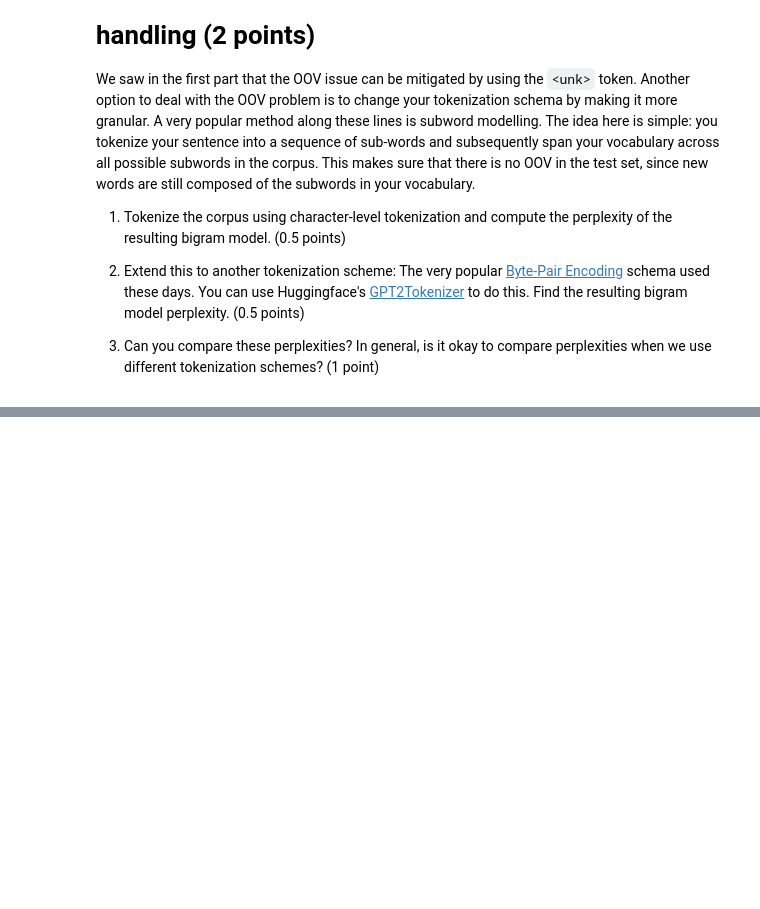
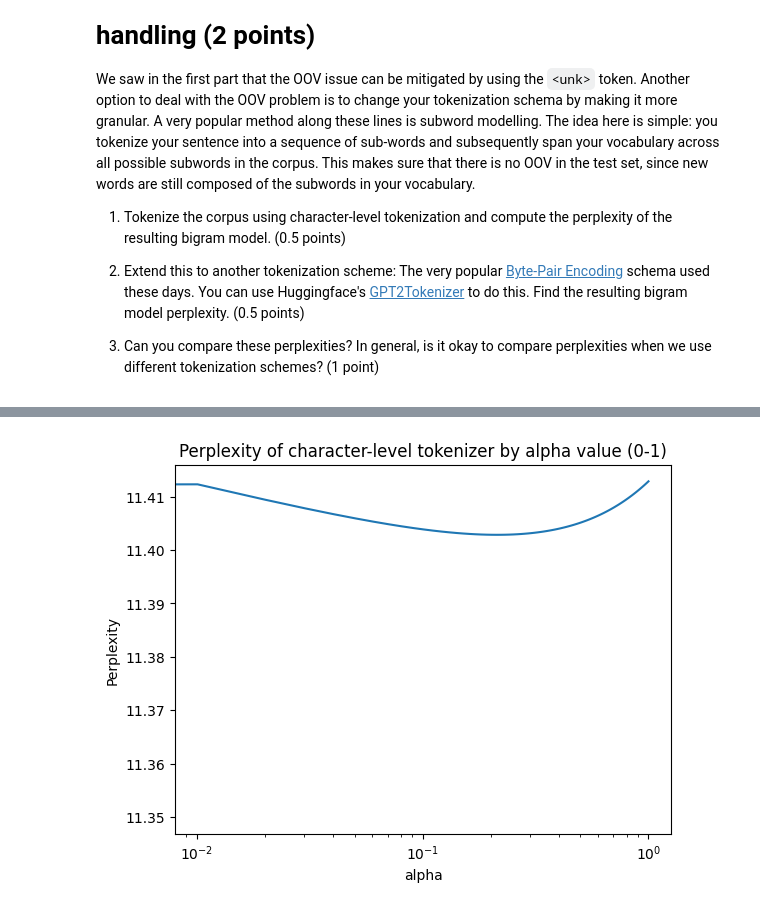
Before and after one commit to WilliamPLaCroix/SNLP-Assignments, a Jupyter notebook: Assignment_4/Assignment4.ipynb, the cells around one changed output, grey strips where cells are left out. Saved outputs shown, nothing was run; the diff lists cells and outputs as text; code cells hidden in the pictures; blank space fills up the shorter version.

Commit message:
bonus work

```diff
--- a/Assignment_4/Assignment4.ipynb
+++ b/Assignment_4/Assignment4.ipynb
@@ -146,0 +147,28 @@ Requirement already satisfied: certifi>=2017.4.17 in d:\snlp\venv\lib\site-packa
+# %%
+import bonus
+bonus = reload(bonus)
+import smoothed_lm
+smoothed_lm=reload(smoothed_lm)
+# Force the train data and test data into the vocabulry
+character_tokens_train=bonus.char_tokenize(train)
+character_tokens_test=bonus.char_tokenize(test)
+
+character_perplexity_list = list()
+alphas = np.linspace(0,1,100)
+
+#Complete the class
+for alpha in tqdm(alphas):
+    char_model=smoothed_lm.BigramModel(character_tokens_train, character_tokens_test, alpha)
+    perplexity = char_model.perplexity()
+    #Calculate Average test perplexity
+    #print("For alpha =", alpha, "perplexity is", perplexity)
+    character_perplexity_list.append(perplexity)
+# %%
+plt.plot(alphas, character_perplexity_list)
+plt.xscale("log")
+plt.ylabel("Perplexity")
+plt.xlabel("alpha")
+plt.title("Perplexity of character-level tokenizer by alpha value (0-1)")
+plt.show()
+# %% [output]
+[figure, added]
```
Also changed, not shown: parts of 8 cells of this notebook, 1 other file.
